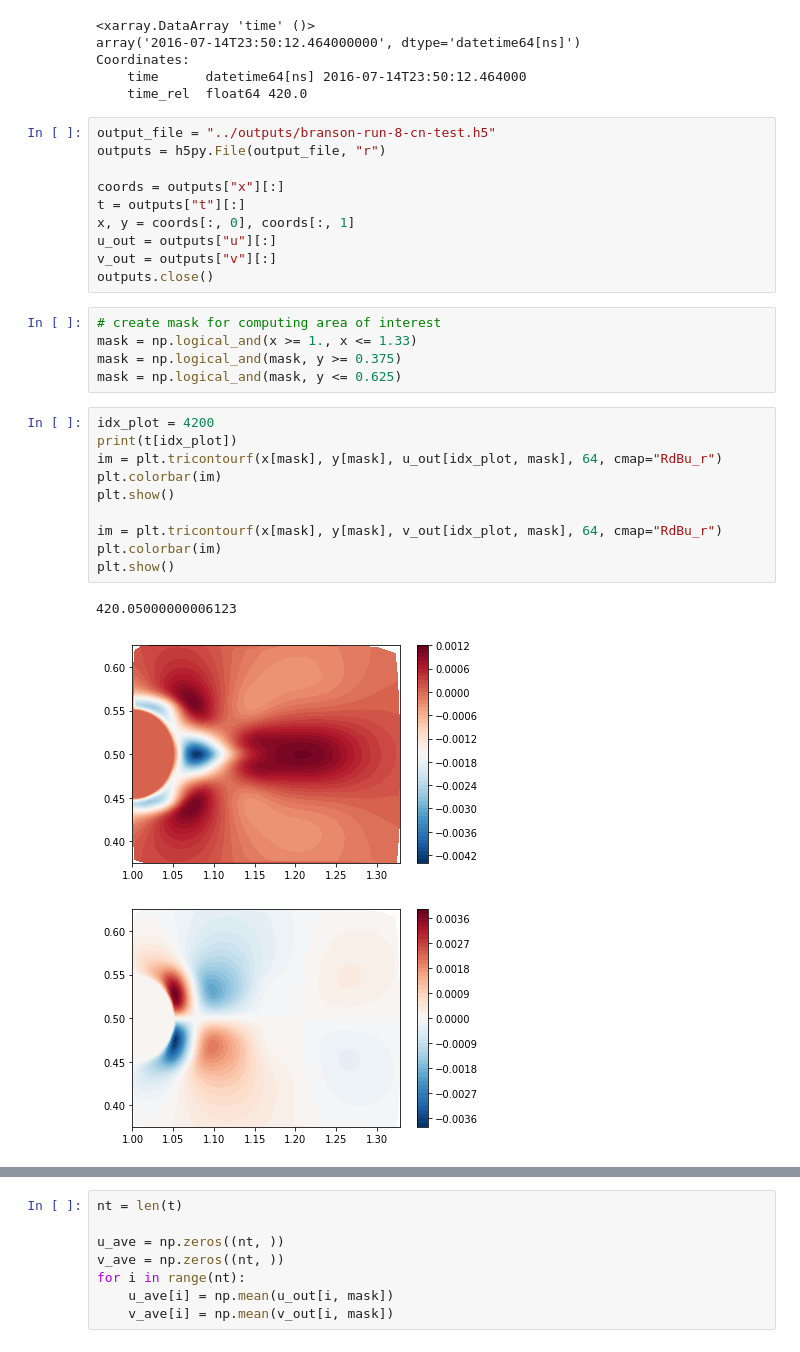
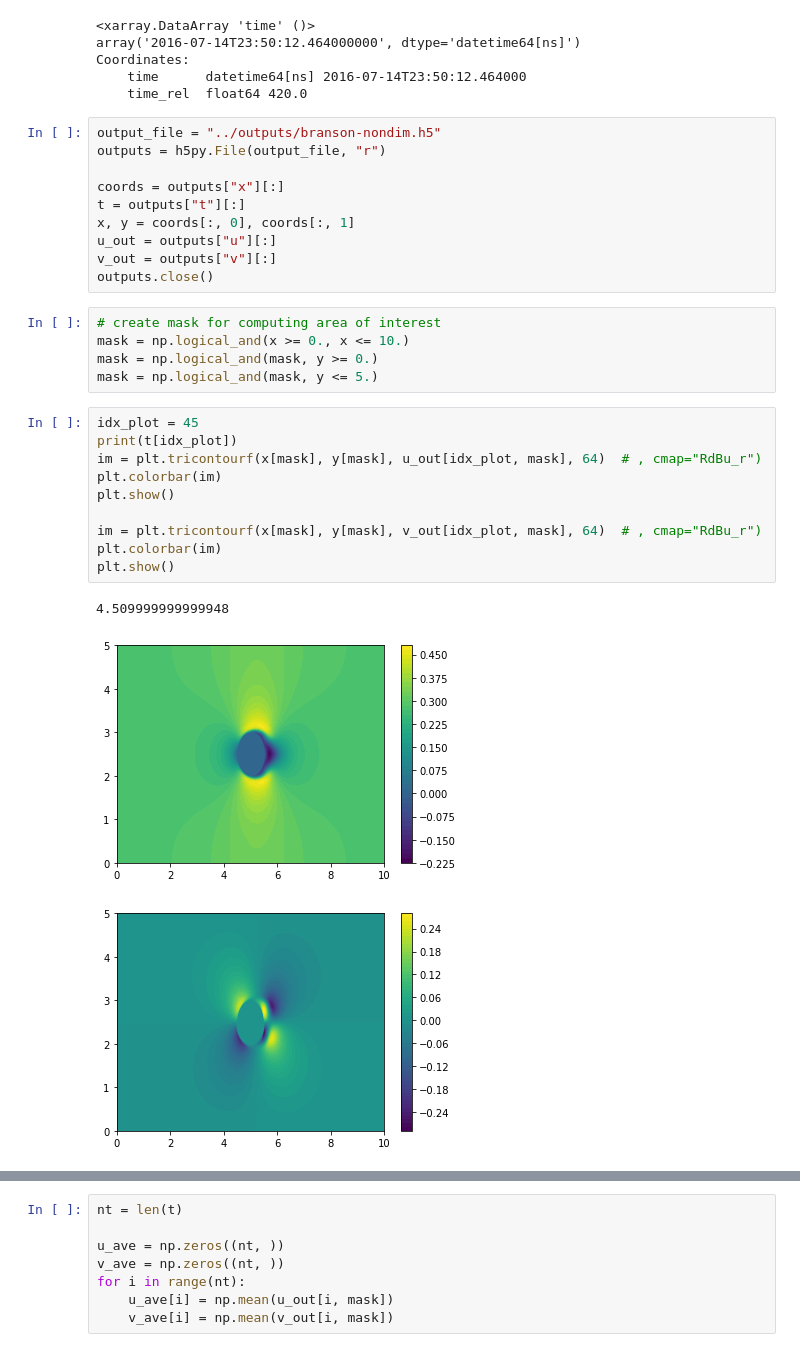
Before and after one commit to connor-duffin/sswfe, a Jupyter notebook: docs/jfm-run-8-simple-comparisons.ipynb, the cells around one changed output, grey strips where cells are left out. Saved outputs shown, nothing was run; the diff lists cells and outputs as text.

Commit message:
Nondimensionalization now tested - seems OK

```diff
--- a/docs/jfm-run-8-simple-comparisons.ipynb
+++ b/docs/jfm-run-8-simple-comparisons.ipynb
@@ -84,7 +80,7 @@ Coordinates:
     time      datetime64[ns] 2016-07-14T23:50:12.464000
     time_rel  float64 420.0
 # %%
-output_file = "../outputs/branson-run-8-cn-test.h5"
+output_file = "../outputs/branson-nondim.h5"
 outputs = h5py.File(output_file, "r")
 
 coords = outputs["x"][:]
@@ -95,23 +91,23 @@ v_out = outputs["v"][:]
 outputs.close()
 # %%
 # create mask for computing area of interest
-mask = np.logical_and(x >= 1., x <= 1.33)
-mask = np.logical_and(mask, y >= 0.375)
-mask = np.logical_and(mask, y <= 0.625)
+mask = np.logical_and(x >= 0., x <= 10.)
+mask = np.logical_and(mask, y >= 0.)
+mask = np.logical_and(mask, y <= 5.)
 # %%
-idx_plot = 4200
+idx_plot = 45
 print(t[idx_plot])
-im = plt.tricontourf(x[mask], y[mask], u_out[idx_plot, mask], 64, cmap="RdBu_r")
+im = plt.tricontourf(x[mask], y[mask], u_out[idx_plot, mask], 64)  # , cmap="RdBu_r")
 plt.colorbar(im)
 plt.show()
 
-im = plt.tricontourf(x[mask], y[mask], v_out[idx_plot, mask], 64, cmap="RdBu_r")
+im = plt.tricontourf(x[mask], y[mask], v_out[idx_plot, mask], 64)  # , cmap="RdBu_r")
 plt.colorbar(im)
 plt.show()
 # %% [output]
-420.05000000006123
+4.509999999999948
-[figure, old version]
+[figure, new version]
-[figure, old version]
+[figure, new version]
 # %%
 plt.quiver(x[mask], y[mask], u_out[idx_plot, mask], v_out[idx_plot, mask])
 plt.show()
```
Also changed, not shown: parts of 2 cells of this notebook, 5 other files.
